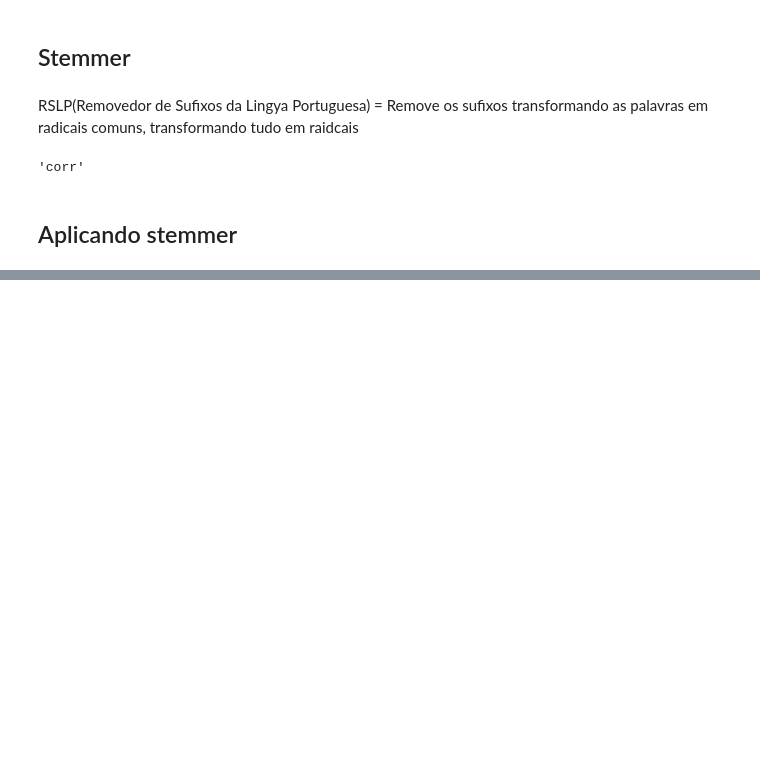
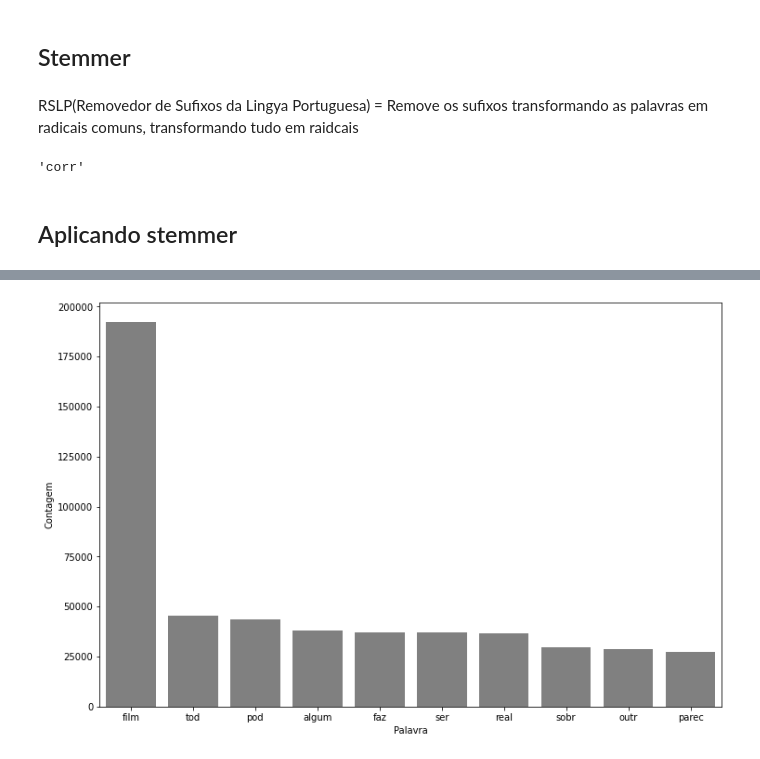
Before and after one commit to MichaelHenriqueJacinto/Linguagem-Natural-P2, a Jupyter notebook: LNP2.ipynb, the cells around one changed output, grey strips where cells are left out. Drawn from its saved outputs; the diff is of its cells as text; code cells hidden in the pictures; blank space fills up the shorter version.

```diff
--- a/LNP2.ipynb
+++ b/LNP2.ipynb
@@ -354,0 +382,4 @@ stemmer.stem("corredor")
+# %%
+pareto(resenha, "tratamento_5", 10)
+# %% [output]
+[figure, added]
```
Also changed, not shown: parts of 24 cells of this notebook.
